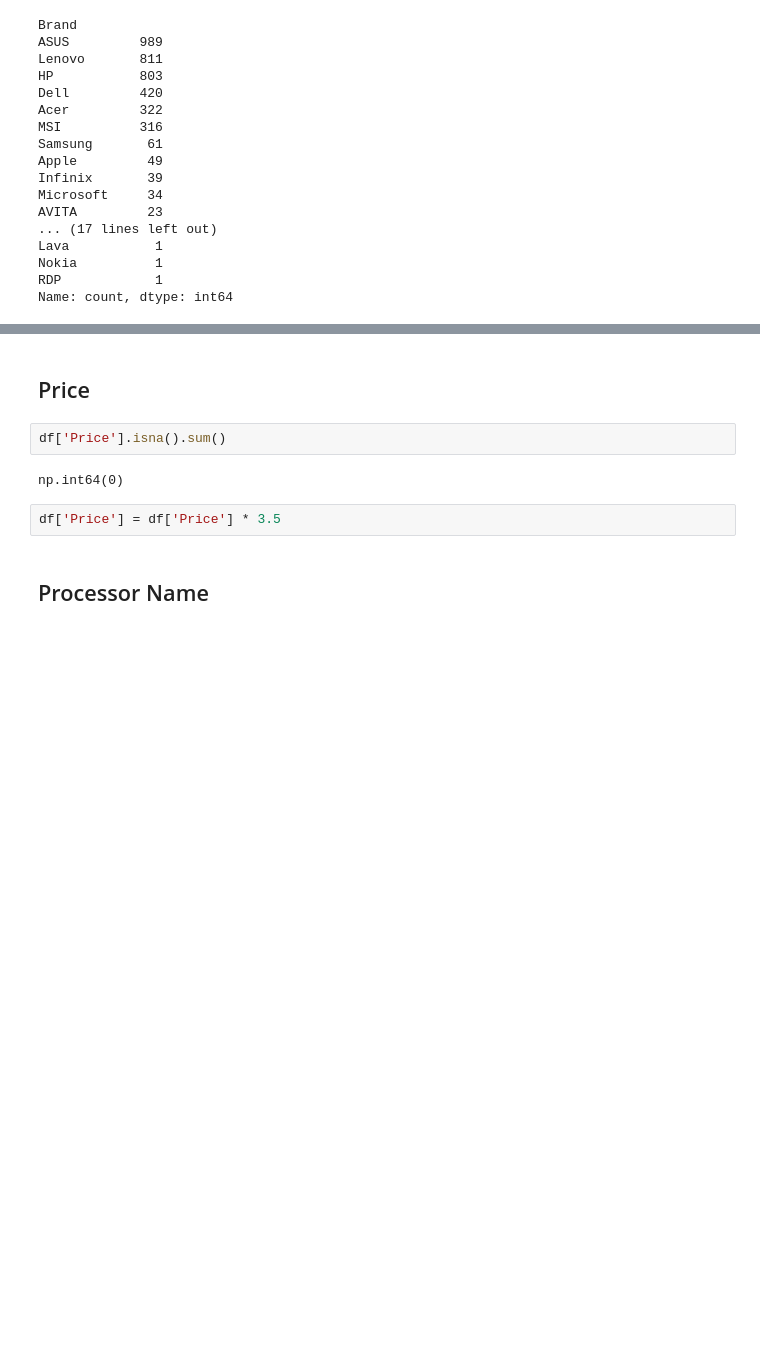
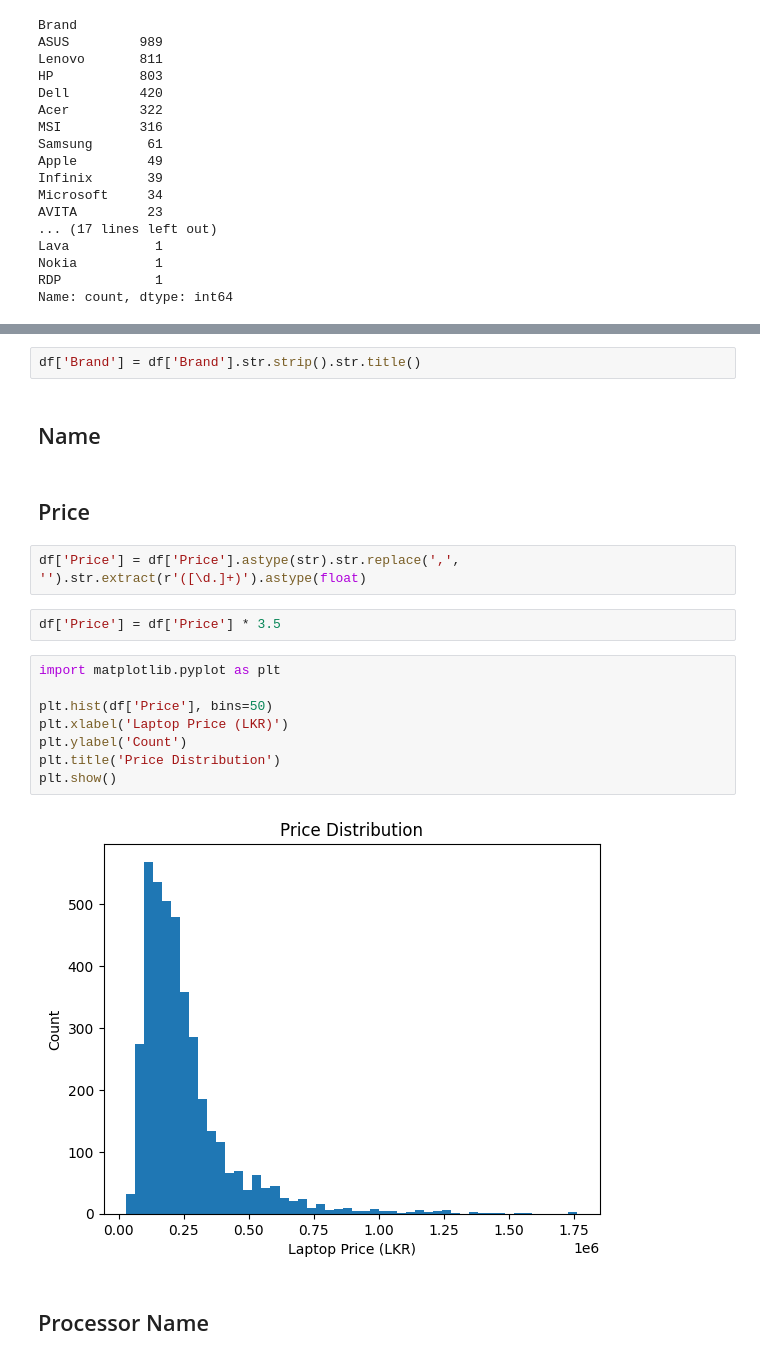
Before and after one commit to Dunith2002/Laptop_Price_Predictor, a Jupyter notebook: notebooks/FC211037_Tharushima/data_cleaning.ipynb, the cells around one changed output, grey strips where cells are left out. Saved outputs shown, nothing was run; the diff lists cells and outputs as text; blank space fills up the shorter version.

```diff
--- a/notebooks/FC211037_Tharushima/data_cleaning.ipynb
+++ b/notebooks/FC211037_Tharushima/data_cleaning.ipynb
@@ -184,11 +182,23 @@ memory usage: 559.3+ KB
+# %%
+df['Brand'] = df['Brand'].str.strip().str.title()
+# %% [markdown]
+## Name
 # %% [markdown]
 ## Price
-# %%
-df['Price'].isna().sum()
-# %% [output]
-np.int64(0)
+# %%
+df['Price'] = df['Price'].astype(str).str.replace(',', '').str.extract(r'([\d.]+)').astype(float)
 # %%
 df['Price'] = df['Price'] * 3.5
+# %%
+import matplotlib.pyplot as plt
+
+plt.hist(df['Price'], bins=50)
+plt.xlabel('Laptop Price (LKR)')
+plt.ylabel('Count')
+plt.title('Price Distribution')
+plt.show()
+# %% [output]
+[figure, added]
 # %% [markdown]
 ## Processor Name
 # %%
```
Also changed, not shown: parts of 67 cells of this notebook, 2 other files.
